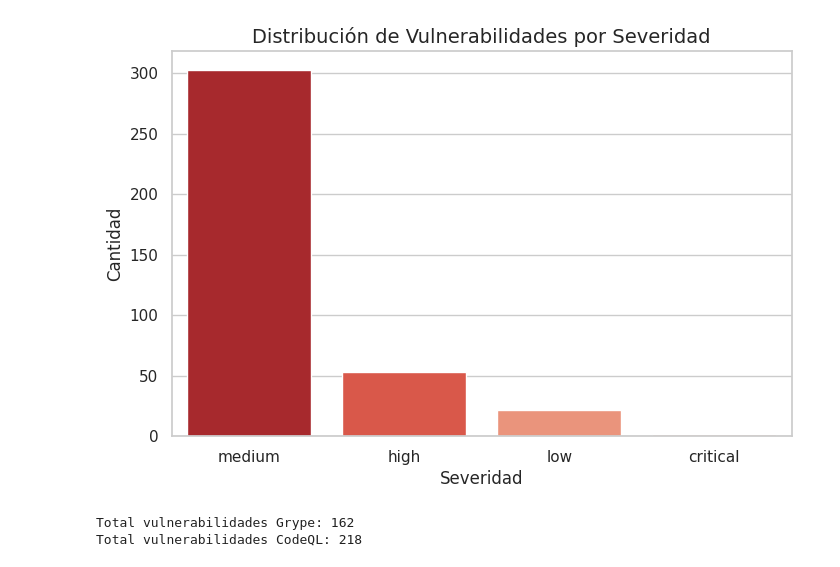
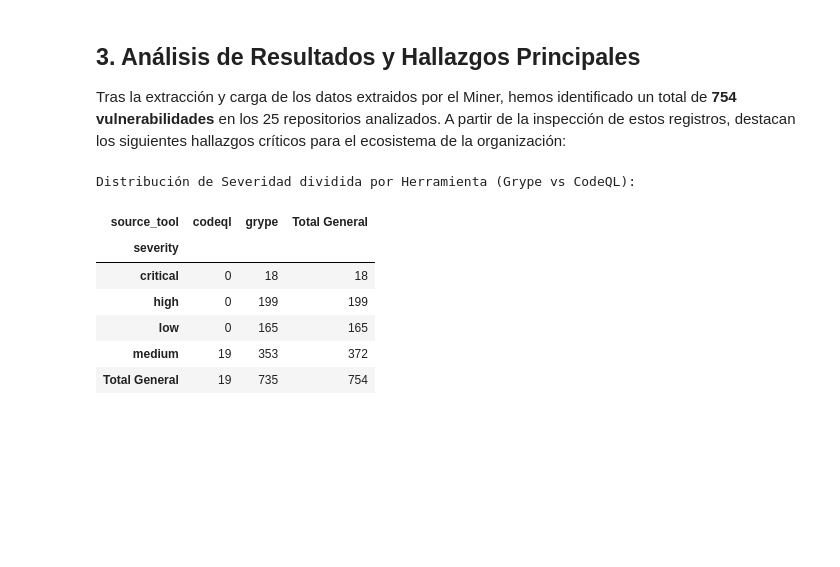
Before and after one commit to Hector-2710/proyecto-ciberseguridad, a Jupyter notebook: analyzer/nbs/analisis.ipynb, the cells around one changed output. Drawn from its saved outputs; the diff is of its cells as text; code cells hidden in the pictures; blank space fills up the shorter version.

Commit message:
feat(analizer): Se implementan cambios finales en el notebook de analisis
-Se implementan cambios finales en notebook con analisis cualitativos de los resultados

```diff
--- a/analyzer/nbs/analisis.ipynb
+++ b/analyzer/nbs/analisis.ipynb
@@ -42,33 +64,34 @@ else:
+# %% [markdown]
+## 3. Análisis de Resultados y Hallazgos Principales
+
+Tras la extracción y carga de los datos extraidos por el Miner, hemos identificado un total de **754 vulnerabilidades** en los 25 repositorios analizados. A partir de la inspección de estos registros, destacan los siguientes hallazgos críticos para el ecosistema de la organización:
 # %%
-# 4. Análisis Exploratorio: Severidad
-if 'severity' in df.columns:
-    severity_counts = df['severity'].value_counts()
+# Análisis de Severidad por Herramienta (Tabla Cruzada)
 
-    # Gráfico de barras con Seaborn
-    plt.figure(figsize=(8, 5))
-    sns.barplot(x=severity_counts.index, y=severity_counts.values, palette='Reds_r',  hue=severity_counts.index, legend=False)
-    plt.title('Distribución de Vulnerabilidades por Severidad', fontsize=14)
-    plt.xlabel('Severidad')
-    plt.ylabel('Cantidad')
-    plt.show()
+COL_SEVERITY = 'severity'
+COL_TOOL = 'source_tool'
+
+if COL_SEVERITY in df.columns and COL_TOOL in df.columns:
+    # pd.crosstab genera la matriz. 'margins=True' añade las filas y columnas de Totales.
+    # fillna('Desconocida') asegura que si alguna vulnerabilidad no tiene severidad, no se pierda.
+    tabla_severidad_herramienta = pd.crosstab(
+        index=df[COL_SEVERITY].fillna('Desconocida'),
+        columns=df[COL_TOOL],
+        margins=True,
+        margins_name='Total General'
+    )
+
+    print("Distribución de Severidad dividida por Herramienta (Grype vs CodeQL):")
+    display(tabla_severidad_herramienta)
+
 else:
-    print("La columna 'severity' no existe en el dataset. Verifica los nombres de las columnas.")
+    print(f"Error: Verifica que las columnas '{COL_SEVERITY}' y '{COL_TOOL}' existan en el dataset.")
 # %% [output]
-[figure, removed]
+Distribución de Severidad dividida por Herramienta (Grype vs CodeQL):
+| source_tool | codeql | grype | Total General |
+| severity |  |  |  |
+| critical | 0 | 18 | 18 |
+| high | 0 | 199 | 199 |
+| low | 0 | 165 | 165 |
+| medium | 19 | 353 | 372 |
+| Total General | 19 | 735 | 754 |
-# %%
-# Preparación de DataFrames por Herramienta
-
-COL_TOOL = 'source_tool'
-COL_REPO = 'repository'
-COL_VULN_NAME = 'vulnerability_id'
-COL_SEVERITY = 'severity'
-
-# Separar los datos
-df_grype = df[df[COL_TOOL].str.lower() == 'grype'].copy()
-df_codeql = df[df[COL_TOOL].str.lower() == 'codeql'].copy()
-
-print(f"Total vulnerabilidades Grype: {len(df_grype)}")
-print(f"Total vulnerabilidades CodeQL: {len(df_codeql)}")
-# %% [output]
-Total vulnerabilidades Grype: 162
-Total vulnerabilidades CodeQL: 218
```
Also changed, not shown: parts of 11 cells of this notebook.
